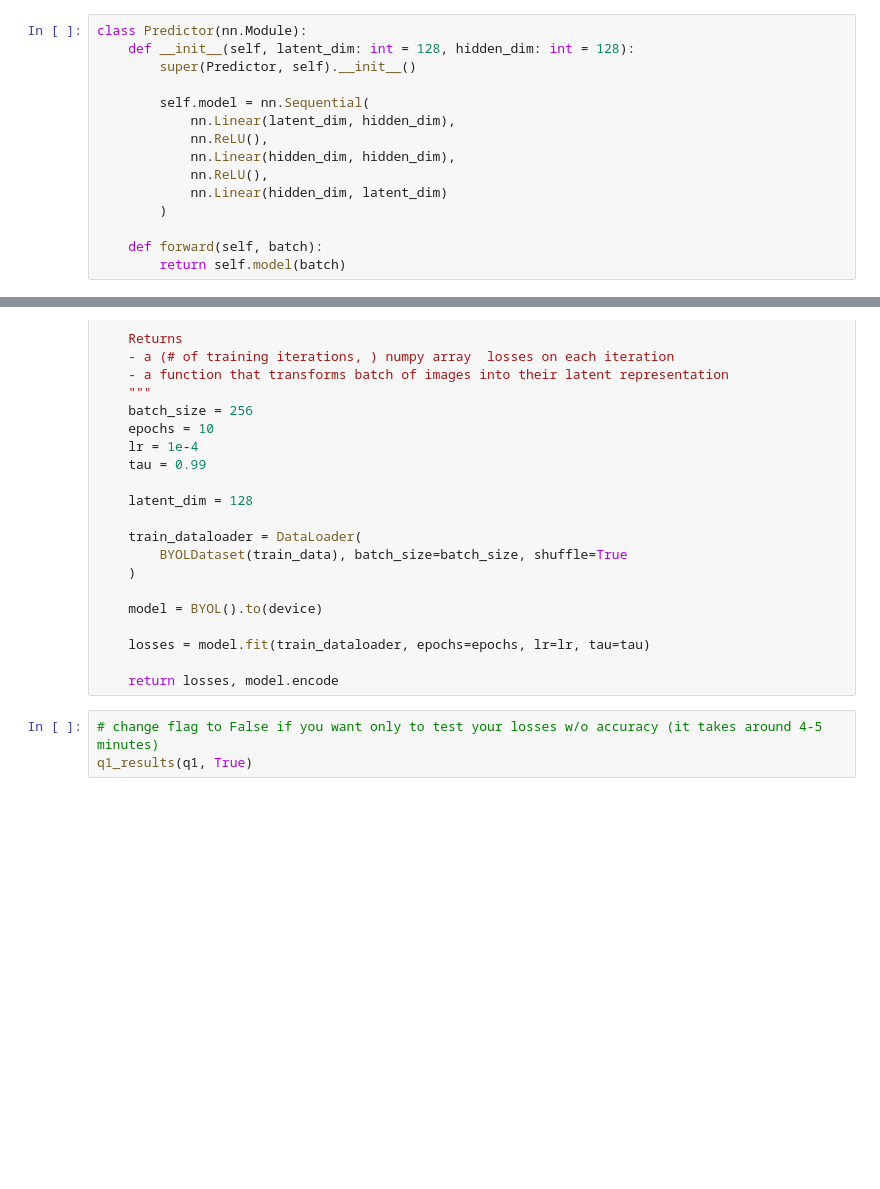
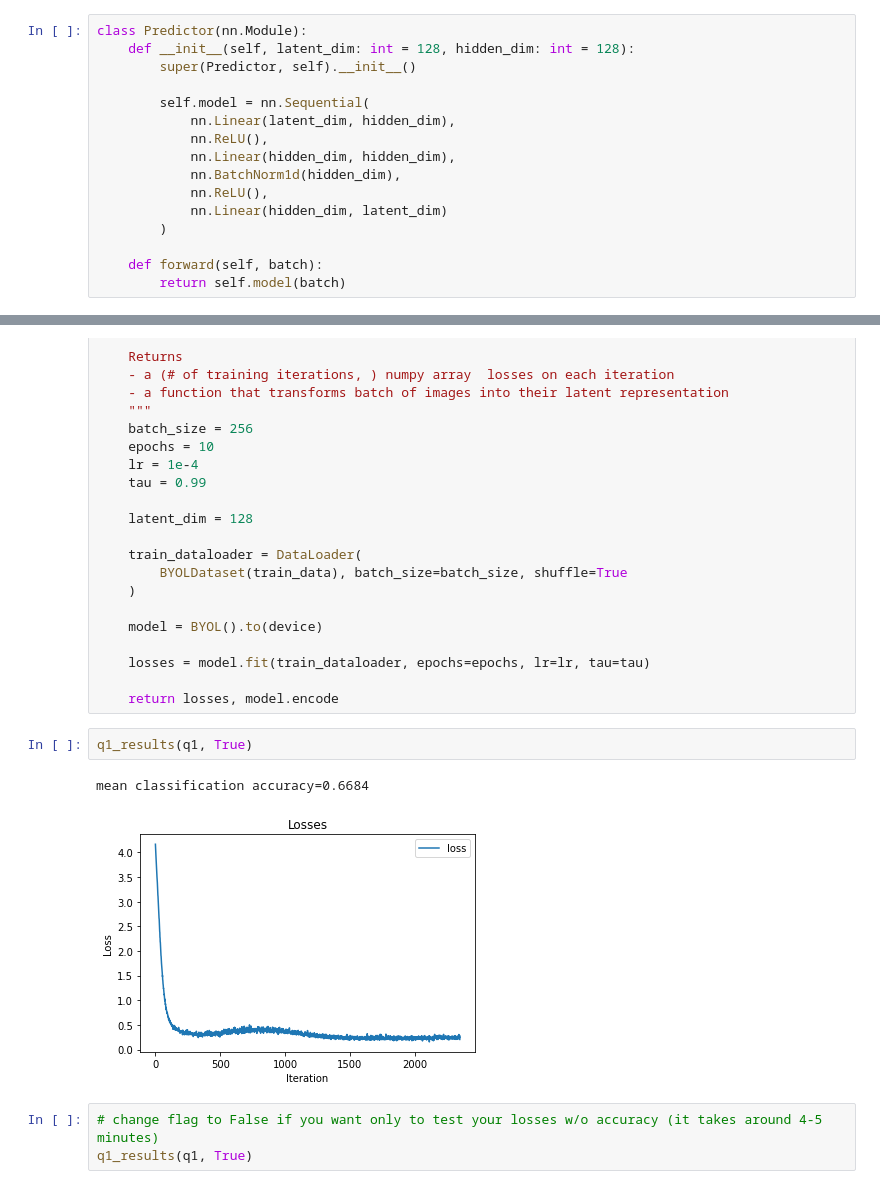
Before and after one commit to Tikhon239/dul_2021, a Jupyter notebook: Homework/hw11/Homework11_selfsupervised2.ipynb, the cells around one changed output, grey strips where cells are left out. Saved outputs shown, nothing was run; the diff lists cells and outputs as text; blank space fills up the shorter version.

```diff
--- a/Homework/hw11/Homework11_selfsupervised2.ipynb
+++ b/Homework/hw11/Homework11_selfsupervised2.ipynb
@@ -125,6 +125,7 @@ class Predictor(nn.Module):
             nn.Linear(latent_dim, hidden_dim),
             nn.ReLU(),
             nn.Linear(hidden_dim, hidden_dim),
+            nn.BatchNorm1d(hidden_dim),
             nn.ReLU(),
             nn.Linear(hidden_dim, latent_dim)
         )
@@ -251,6 +252,11 @@ def q1(train_data):
     losses = model.fit(train_dataloader, epochs=epochs, lr=lr, tau=tau)
 
     return losses, model.encode
+# %%
+q1_results(q1, True)
+# %% [output]
+mean classification accuracy=0.6684
+[figure, added]
 # %%
 # change flag to False if you want only to test your losses w/o accuracy (it takes around 4-5 minutes)
 q1_results(q1, True)
```
Also changed, not shown: parts of 4 cells of this notebook.
